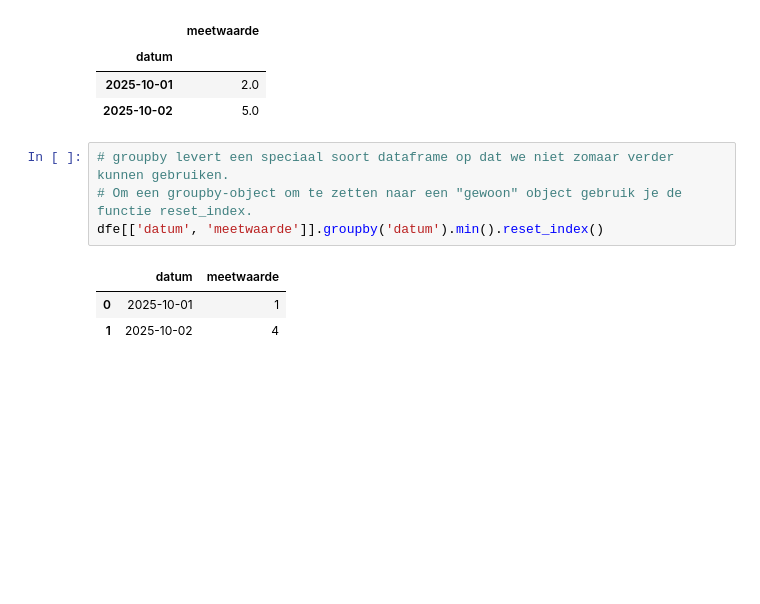
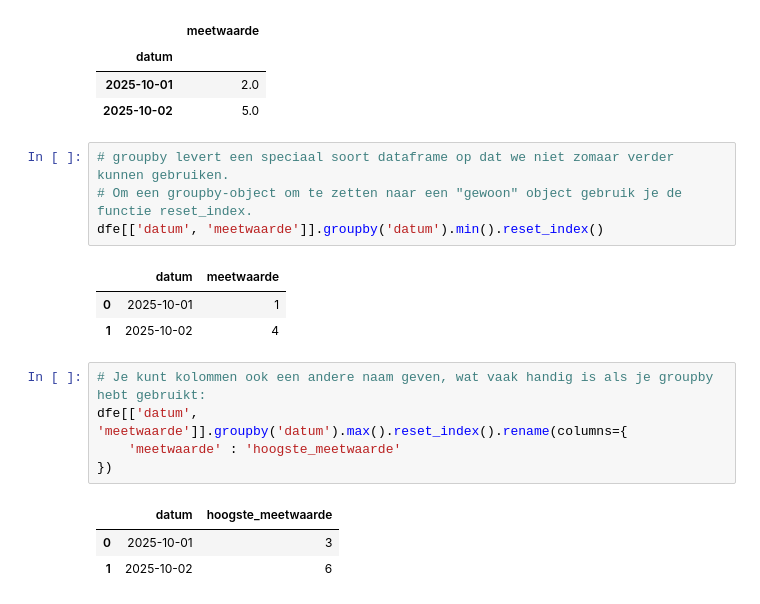
Before and after one commit to mcdejonge/cursus-beginnen-met-data-science, a Jupyter notebook: extra_data_voorbewerken.ipynb, the cells around one changed output. Cells and saved outputs as stored; diff of their text form; blank space fills up the shorter version.

```diff
--- a/extra_data_voorbewerken.ipynb
+++ b/extra_data_voorbewerken.ipynb
@@ -351,3 +351,12 @@ dfe[['datum', 'meetwaarde']].groupby('datum').min().reset_index()
 |  | datum | meetwaarde |
 | 0 | 2025-10-01 | 1 |
 | 1 | 2025-10-02 | 4 |
+# %%
+# Je kunt kolommen ook een andere naam geven, wat vaak handig is als je groupby hebt gebruikt:
+dfe[['datum', 'meetwaarde']].groupby('datum').max().reset_index().rename(columns={
+    'meetwaarde' : 'hoogste_meetwaarde'
+})
+# %% [output]
+|  | datum | hoogste_meetwaarde |
+| 0 | 2025-10-01 | 3 |
+| 1 | 2025-10-02 | 6 |
```
